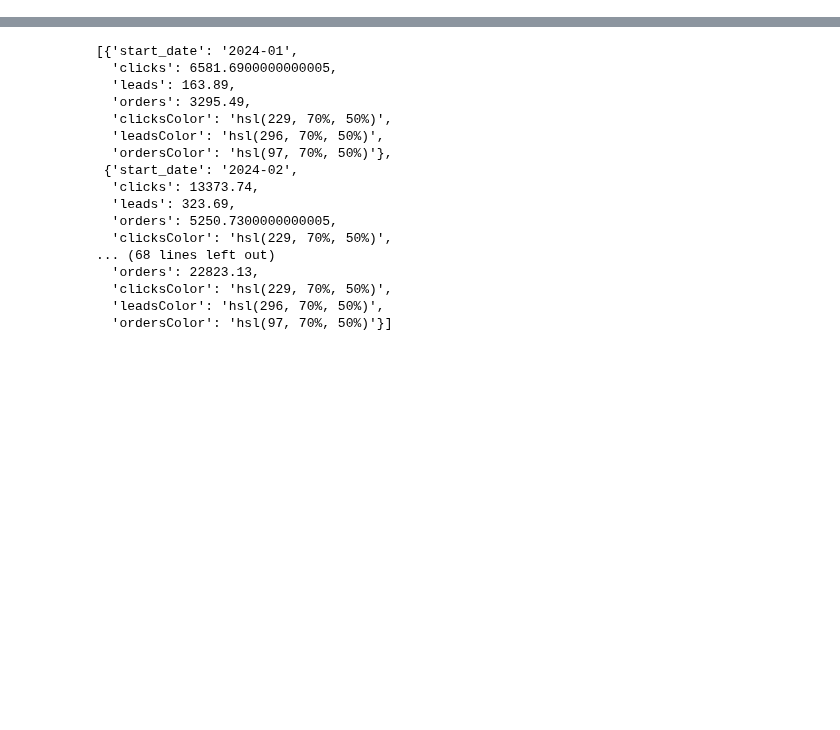
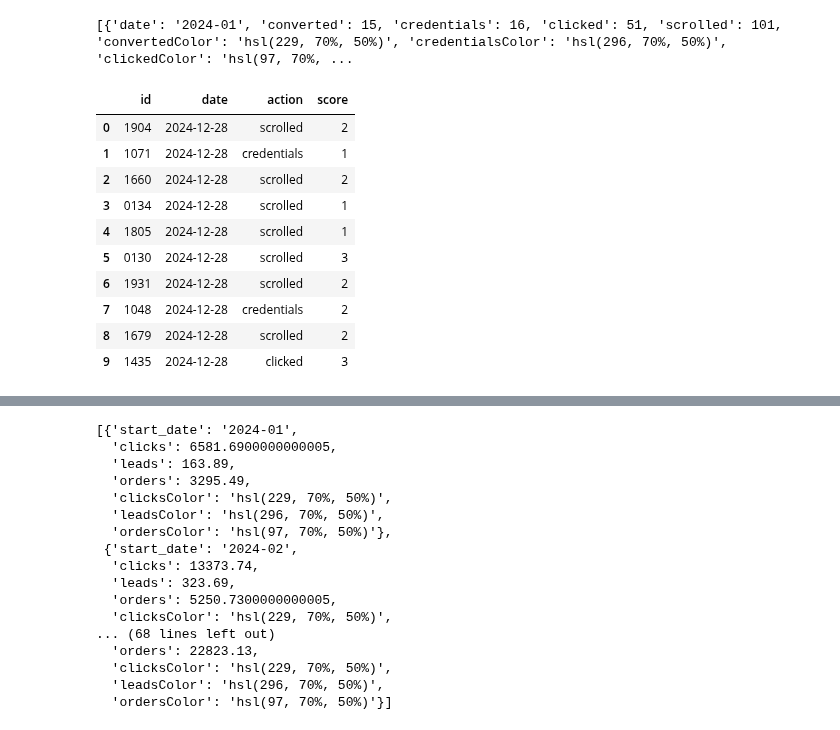
Before and after one commit to ChinSekYi/OpenAYEye, a Jupyter notebook: notebook/segment/plot.ipynb, the cells around one changed output, grey strips where cells are left out. Saved outputs shown, nothing was run; the diff lists cells and outputs as text; code cells hidden in the pictures; blank space fills up the shorter version.

```diff
--- a/notebook/segment/plot.ipynb
+++ b/notebook/segment/plot.ipynb
@@ -34,0 +93,28 @@ engine, SessionLocal, Base = create_db(password='msql1234')
+# %%
+with engine.connect() as db:
+	query = sqlalchemy.text(
+		'''
+		SELECT * FROM engagement;
+		''')
+	df = pd.DataFrame(db.execute(query).fetchall())
+	db.close()
+data = df[df['engagement_date'] >= df['engagement_date'].max() - relativedelta(months=11)] \
+	.groupby([df['engagement_date'].dt.to_period("M"), 'action_type']) \
+	.agg(['count'])['customer_id'] \
+	.reset_index() \
+	.pivot(index="engagement_date", columns="action_type", values="count") \
+	.reset_index() \
+	.loc[:, ['engagement_date', 'converted', 'credentials', 'clicked', 'scrolled']] \
+	.rename(columns={'engagement_date': 'date'}) \
+	.astype({'date': str})
+# df
+data['convertedColor'] = ["hsl(229, 70%, 50%)" for i in range(len(data))]
+data['credentialsColor'] = ["hsl(296, 70%, 50%)" for i in range(len(data))]
+data['clickedColor'] = ["hsl(97, 70%, 50%)" for i in range(len(data))]
+data['scrolledColor'] = ["hsl(229, 70%, 50%)" for i in range(len(data))]
+
+
+result = data.to_dict(orient='records')
+print(result)
+# %% [output]
+[{'date': '2024-01', 'converted': 15, 'credentials': 16, 'clicked': 51, 'scrolled': 101, 'convertedColor': 'hsl(229, 70%, 50%)', 'credentialsColor': 'hsl(296, 70%, 50%)', 'clickedColor': 'hsl(97, 70%, ...
@@ -34,0 +125,29 @@ engine, SessionLocal, Base = create_db(password='msql1234')
+# %%
+with engine.connect() as db:
+	query = sqlalchemy.text(
+		'''
+		SELECT *
+		FROM engagement e
+		ORDER BY e.engagement_date DESC
+		LIMIT 10;
+		''')
+	df = pd.DataFrame(db.execute(query).fetchall())
+	db.close()
+
+df['engagement_date'] = df['engagement_date'].astype(str)
+df = df.loc[:, ['customer_id', 'engagement_date', 'action_type', 'feedback_score']]
+df = df.rename(columns={'customer_id': 'id', 'engagement_date': 'date', 'action_type': 'action', 'feedback_score': 'score'})
+# df.to_dict(orient='records')
+df
+# %% [output]
+|  | id | date | action | score |
+| 0 | 1904 | 2024-12-28 | scrolled | 2 |
+| 1 | 1071 | 2024-12-28 | credentials | 1 |
+| 2 | 1660 | 2024-12-28 | scrolled | 2 |
+| 3 | 0134 | 2024-12-28 | scrolled | 1 |
+| 4 | 1805 | 2024-12-28 | scrolled | 1 |
+| 5 | 0130 | 2024-12-28 | scrolled | 3 |
+| 6 | 1931 | 2024-12-28 | scrolled | 2 |
+| 7 | 1048 | 2024-12-28 | credentials | 2 |
+| 8 | 1679 | 2024-12-28 | scrolled | 2 |
+| 9 | 1435 | 2024-12-28 | clicked | 3 |
```
Also changed, not shown: parts of 7 cells of this notebook, 14 other files.
